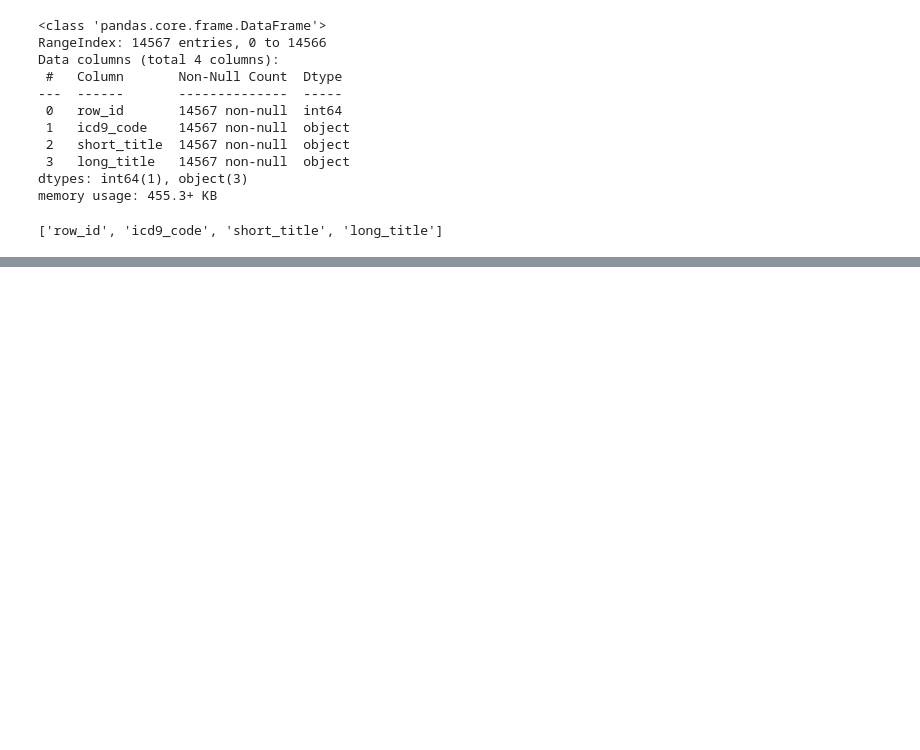
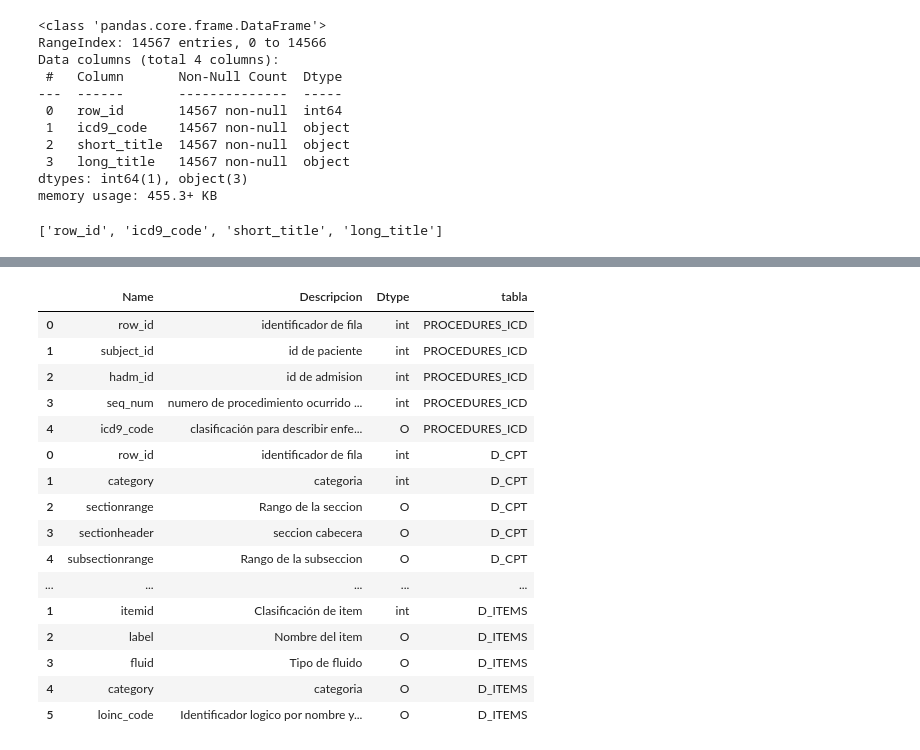
Before and after one commit to espadaone/PF_UCI-, a Jupyter notebook: Diccionario_Datos/Tablas_21_26.ipynb, the cells around one changed output, grey strips where cells are left out. Saved outputs shown, nothing was run; the diff lists cells and outputs as text; code cells hidden in the pictures; blank space fills up the shorter version.

```diff
--- a/Diccionario_Datos/Tablas_21_26.ipynb
+++ b/Diccionario_Datos/Tablas_21_26.ipynb
@@ -62,0 +376,3 @@ D_ICD_DIAGNOSES_columnas
+# %%
+D_LABITEMS_names = list(D_LABITEMS.columns.values)
+D_LABITEMS_names
@@ -62,0 +381,13 @@ D_ICD_DIAGNOSES_columnas
+# %%
+D_LABITEMS_descripcion = ['identificador de fila','Clasificación de item','Nombre del item ','Tipo de fluido','categoria','Identificador logico por nombre y codigo de item']
+# %%
+# Unimos la lista con nombres de columnas y la descripcion de cada columna
+D_LABITEMS_completo= dict(zip(D_LABITEMS_names,D_LABITEMS_descripcion))
+# Creamos el df
+D_LABITEMS_columnas = pd.DataFrame([[key, D_LABITEMS_completo[key]] for key in D_LABITEMS_completo.keys()], columns=['Name', 'Descripcion'])
+# Tipo de dato de cada columna
+D_LABITEMS_dtype = ['int','int','O','O','O','O']
+# Agregamos el tipo de dato
+D_LABITEMS_columnas['Dtype'] = D_LABITEMS_dtype
+# Agregamos nombre de columna
+D_LABITEMS_columnas['tabla'] = 'D_ITEMS'
@@ -62,0 +418,22 @@ D_ICD_DIAGNOSES_columnas
+# %%
+Union_tablas21_26=pd.concat([PROCEDURES_ICD_columnas,D_CPT_columnas,D_ICD_DIAGNOSES_columnas,D_ICD_PROCEDURES_columnas,D_ITEMS_columnas,D_LABITEMS_columnas])
+# %%
+Union_tablas21_26
+# %% [output]
+|  | Name | Descripcion | Dtype | tabla |
+| 0 | row_id | identificador de fila | int | PROCEDURES_ICD |
+| 1 | subject_id | id de paciente | int | PROCEDURES_ICD |
+| 2 | hadm_id | id de admision | int | PROCEDURES_ICD |
+| 3 | seq_num | numero de procedimiento ocurrido ... | int | PROCEDURES_ICD |
+| 4 | icd9_code | clasificación para describir enfe... | O | PROCEDURES_ICD |
+| 0 | row_id | identificador de fila | int | D_CPT |
+| 1 | category | categoria | int | D_CPT |
+| 2 | sectionrange | Rango de la seccion | O | D_CPT |
+| 3 | sectionheader | seccion cabecera | O | D_CPT |
+| 4 | subsectionrange | Rango de la subseccion | O | D_CPT |
+| ... | ... | ... | ... | ... |
+| 1 | itemid | Clasificación de item | int | D_ITEMS |
+| 2 | label | Nombre del item | O | D_ITEMS |
+| 3 | fluid | Tipo de fluido | O | D_ITEMS |
+| 4 | category | categoria | O | D_ITEMS |
+| 5 | loinc_code | Identificador logico por nombre y... | O | D_ITEMS |
```
Also changed, not shown: parts of 44 cells of this notebook, 1 other file.
